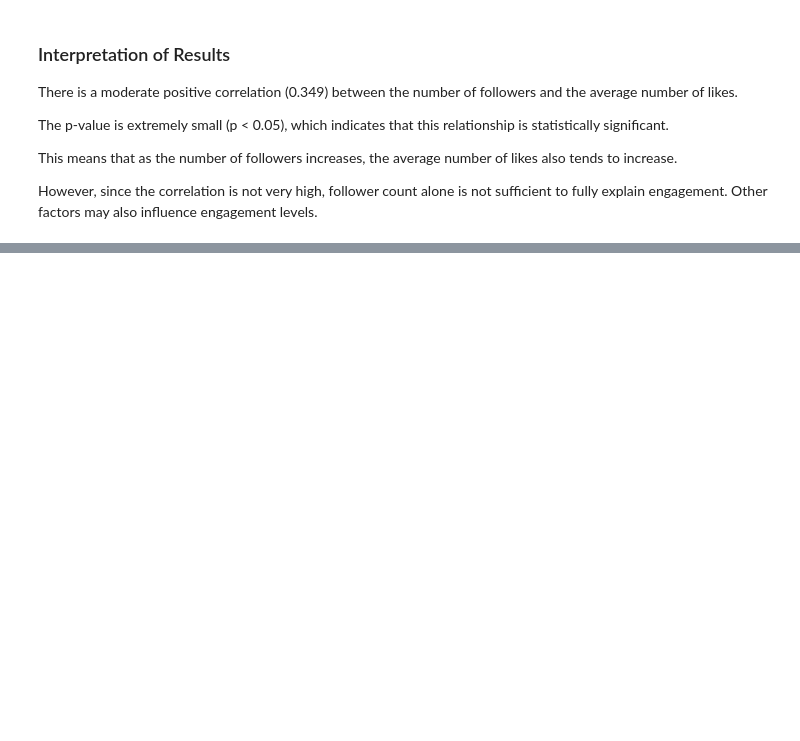
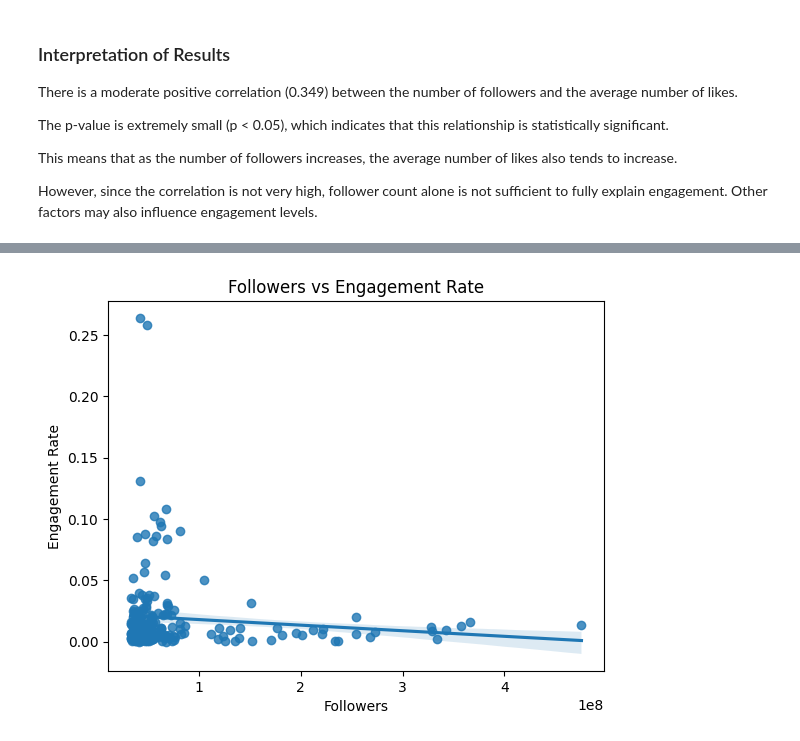
Before and after one commit to silaozturkler/DSA210-sila-ozturkler, a Jupyter notebook: 01_data_analysis.ipynb, the cells around one changed output, grey strips where cells are left out. Cells and saved outputs as stored; diff of their text form; code cells hidden in the pictures; blank space fills up the shorter version.

```diff
--- a/01_data_analysis.ipynb
+++ b/01_data_analysis.ipynb
@@ -72,0 +110,10 @@ However, since the correlation is not very high, follower count alone is not suf
+# %%
+sns.regplot(x="followers", y="60_day_eng_rate", data=df)
+
+plt.title("Followers vs Engagement Rate")
+plt.xlabel("Followers")
+plt.ylabel("Engagement Rate")
+
+plt.show()
+# %% [output]
+[figure, added]
```
Also changed, not shown: parts of 6 cells of this notebook.
